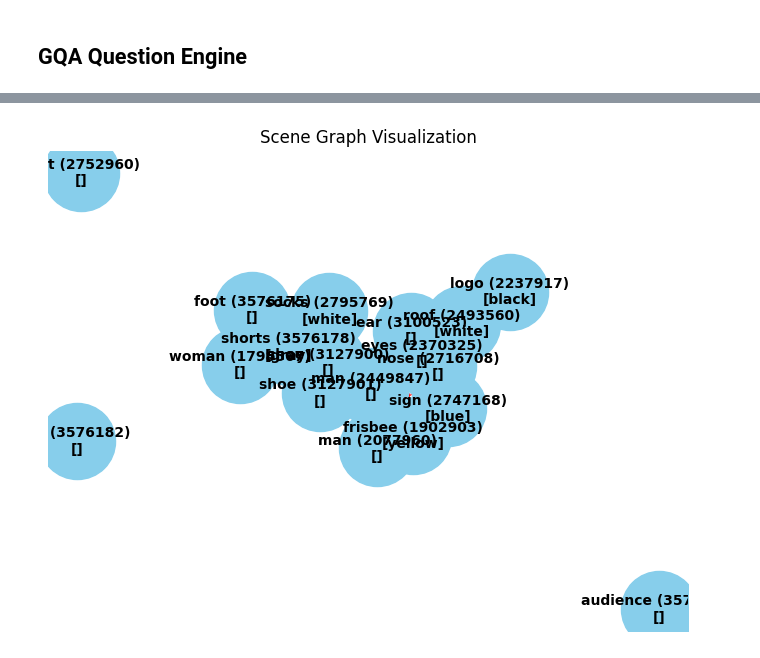
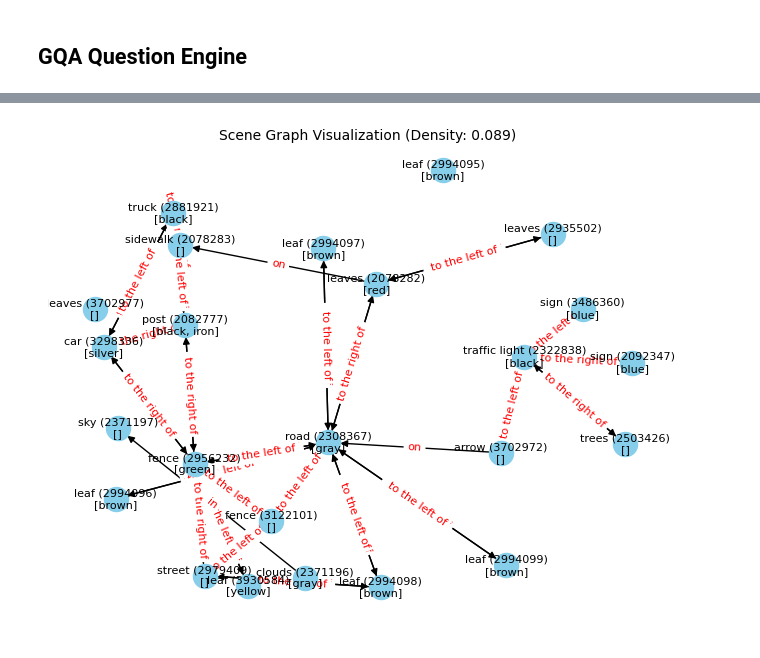
Before and after one commit to Nacnano/thai-context-llm-benchmark, a Jupyter notebook: visualization.ipynb, the cells around one changed output, grey strips where cells are left out. Cells and saved outputs as stored; diff of their text form; code cells hidden in the pictures.

```diff
--- a/visualization.ipynb
+++ b/visualization.ipynb
@@ -15,32 +15,29 @@ Requirement already satisfied: pillow>=8 in c:\users\vivobook\appdata\local\pack
 Requirement already satisfied: pyparsing>=2.3.1 in c:\users\vivobook\appdata\local\packages\pythonsoftwarefoundation.python.3.11_qbz5n2kfra8p0\localcache\local-packages\python311\site-packages (from m ...
 Requirement already satisfied: python-dateutil>=2.7 in c:\users\vivobook\appdata\local\packages\pythonsoftwarefoundation.python.3.11_qbz5n2kfra8p0\localcache\local-packages\python311\site-packages (fr ...
 Requirement already satisfied: six>=1.5 in c:\users\vivobook\appdata\local\packages\pythonsoftwarefoundation.python.3.11_qbz5n2kfra8p0\localcache\local-packages\python311\site-packages (from python-da ...
+# %%
+import json
+import networkx as nx
+import matplotlib.pyplot as plt
+
+def load_scene_graph(file_path):
+    with open(file_path, 'r') as f:
+        return json.load(f)
+
+# Path to scene graph JSON file
+scene_graph_file = 'sceneGraphs/train_sceneGraphs.json'
+
+scene_graph_data = load_scene_graph(scene_graph_file)
 # %%
-import json
-import networkx as nx
-import matplotlib.pyplot as plt
+# Example image ID
+image_id = "2338159"
 
-# Function to load JSON scene graph data from a file
-def load_scene_graph(file_path):
-    with open(file_path, 'r') as f:
-        return json.load(f)
-
-# Path to your scene graph JSON file
-scene_graph_file = 'sceneGraphs/val_sceneGraphs.json'
-
-# Load the scene graph data
-scene_graph_data = load_scene_graph(scene_graph_file)
-
-# Example image ID (replace with actual image IDs from your JSON data)
-image_id = "2353884"
-
-# Get scene graph for a specific image ID
 if image_id in scene_graph_data:
     image_data = scene_graph_data[image_id]["objects"]
 else:
     raise ValueError(f"Image ID {image_id} not found in the scene graph data")
 
-print(image_data)
+print(json.dumps(image_data, sort_keys=True, indent=4))
 
 # Create a graph
 G = nx.DiGraph()
@@ -60,17 +57,29 @@ for obj_id, obj_data in image_data.items():
             relation_name = relation["name"]
             G.add_edge(obj_id, target_obj, label=relation_name)
 
-# Define position layout (spring_layout for a simple graph visualization)
-pos = nx.spring_layout(G)
+# Get graph density and node count to adjust layout and size
+num_nodes = G.number_of_nodes()
+num_edges = G.number_of_edges()
+graph_density = nx.density(G)  # Density: edges / possible edges
 
-# Draw nodes with labels
-nx.draw(G, pos, with_labels=True, labels=nx.get_node_attributes(G, 'label'), node_size=3000, node_color='skyblue', font_size=10, font_weight='bold')
+# Dynamic scaling based on the number of nodes and edges
+scale_factor = max(1, num_nodes / 30)  # Adjust based on node count
+node_size = max(200, 300 / scale_factor)  # Dynamic node size
+font_size = max(5, 8 / scale_factor)     # Dynamic font size
+k_value = max(0.5, 1 / scale_factor)    # Dynamic spacing between nodes
 
-# Draw edges with labels (relationship names)
+# Define position layout (spring_layout) with dynamic k based on density
+pos = nx.spring_layout(G, k=k_value)
+
+# Draw nodes with dynamic size and labels with dynamic font size
+nx.draw(G, pos, with_labels=True, labels=nx.get_node_attributes(G, 'label'),
+        node_size=node_size, node_color='skyblue', font_size=font_size, font_weight='light')
+
+# Draw edges with smaller labels
 edge_labels = nx.get_edge_attributes(G, 'label')
-nx.draw_networkx_edge_labels(G, pos, edge_labels=edge_labels, font_color='red')
+nx.draw_networkx_edge_labels(G, pos, edge_labels=edge_labels, font_color='red', font_size=font_size)
 
-# Display the plot
-plt.title("Scene Graph Visualization")
+# Display the plot with adjusted title size
+plt.title(f"Scene Graph Visualization (Density: {graph_density:.3f})", fontsize=10)
 plt.show()
 # %% [output]
@@ -78 +103 @@ plt.show()
-[figure, old version]
+[figure, new version]
```
Also changed, not shown: parts of 1 cell of this notebook, 3 other files.
